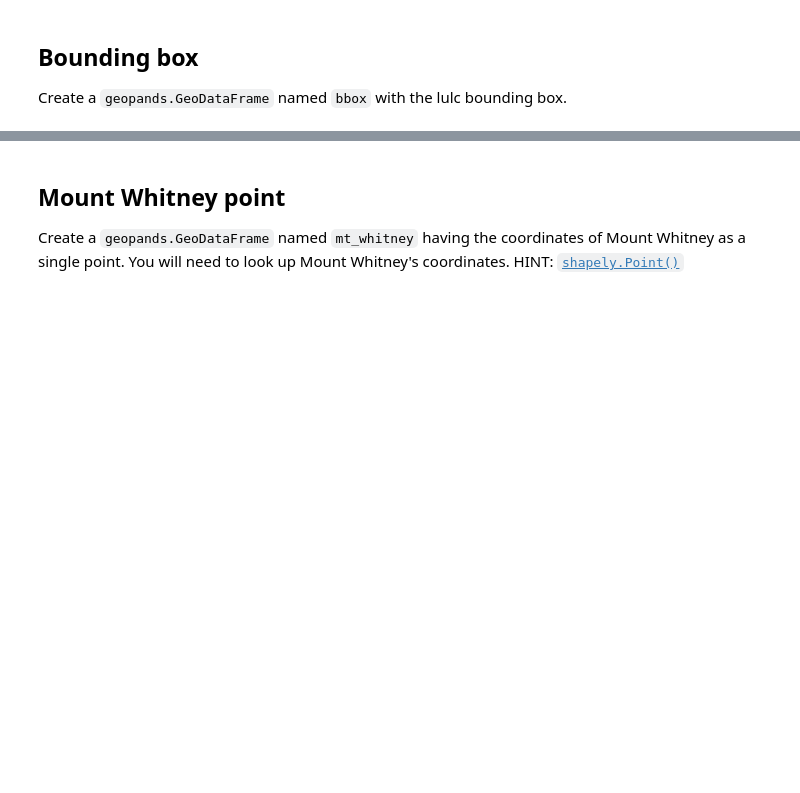
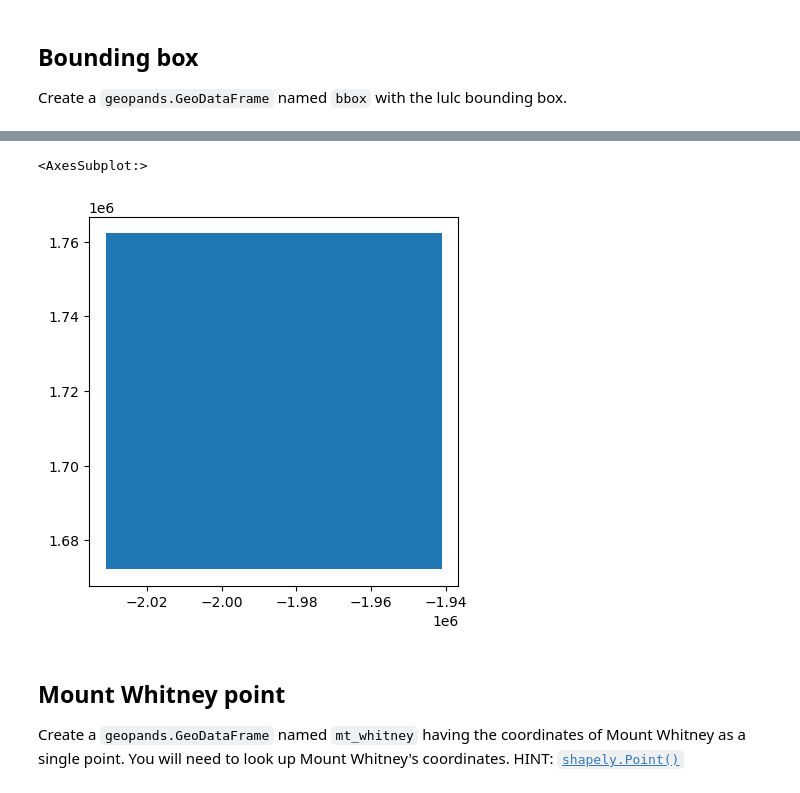
Before and after one commit to mariamkg00/eds-220-hwk-4, a Jupyter notebook: hwk4-task1-whitney-map.ipynb, the cells around one changed output, grey strips where cells are left out. Saved outputs shown, nothing was run; the diff lists cells and outputs as text; code cells hidden in the pictures; blank space fills up the shorter version.

```diff
--- a/hwk4-task1-whitney-map.ipynb
+++ b/hwk4-task1-whitney-map.ipynb
@@ -111,3 +125,13 @@ Attributes:
+# %%
+# making a geopandas dataframe
+bbox = gpd.GeoDataFrame(geometry = [box(*lulc.rio.bounds())],
+                       crs ='epsg:5070') # setting the crs to the same one lulc initially has
+# %%
+# plotting the bbox
+bbox.plot()
+# %% [output]
+<AxesSubplot:>
+[figure, added]
 # %% [markdown]
 ## Mount Whitney point
 Create a `geopands.GeoDataFrame` named `mt_whitney` having the coordinates of Mount Whitney as a single point. You will need to look up Mount Whitney's coordinates. HINT: [`shapely.Point()`](https://shapely.readthedocs.io/en/stable/reference/shapely.Point.html)
```
Also changed, not shown: parts of 9 cells of this notebook.
